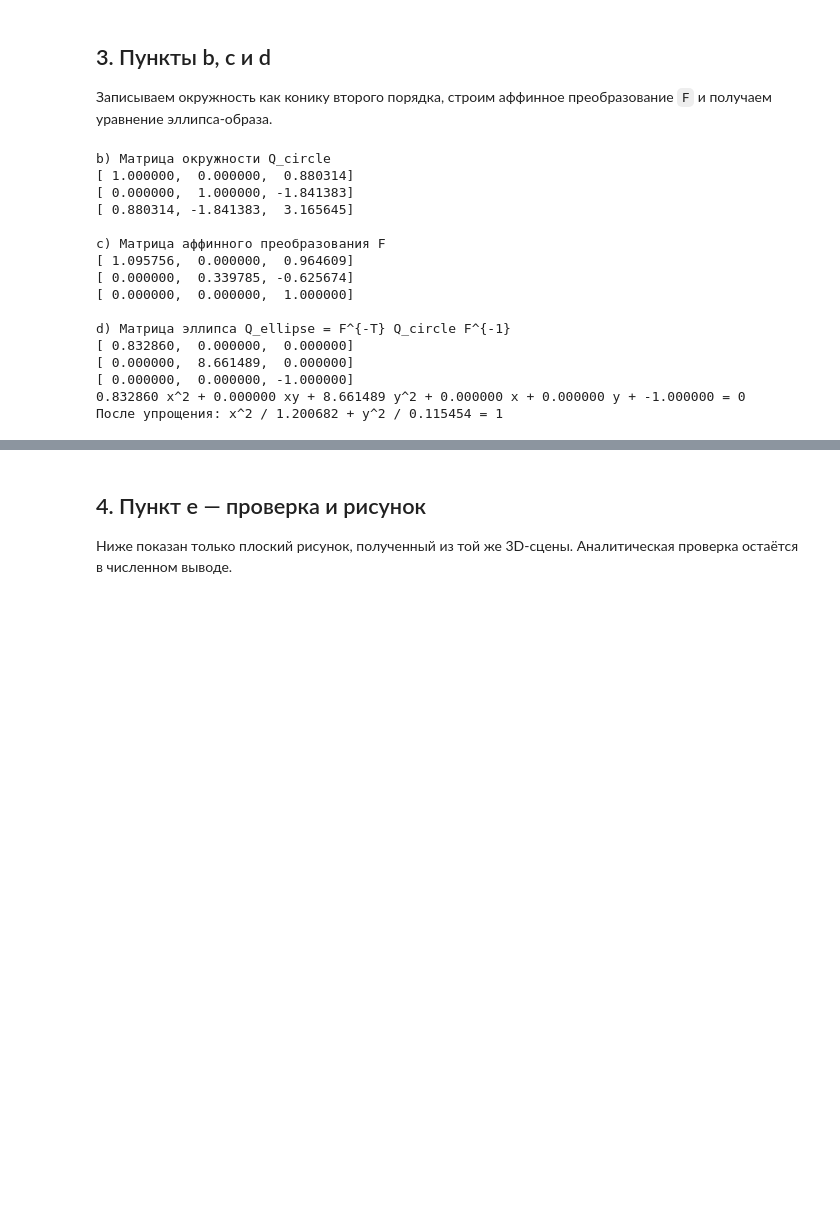
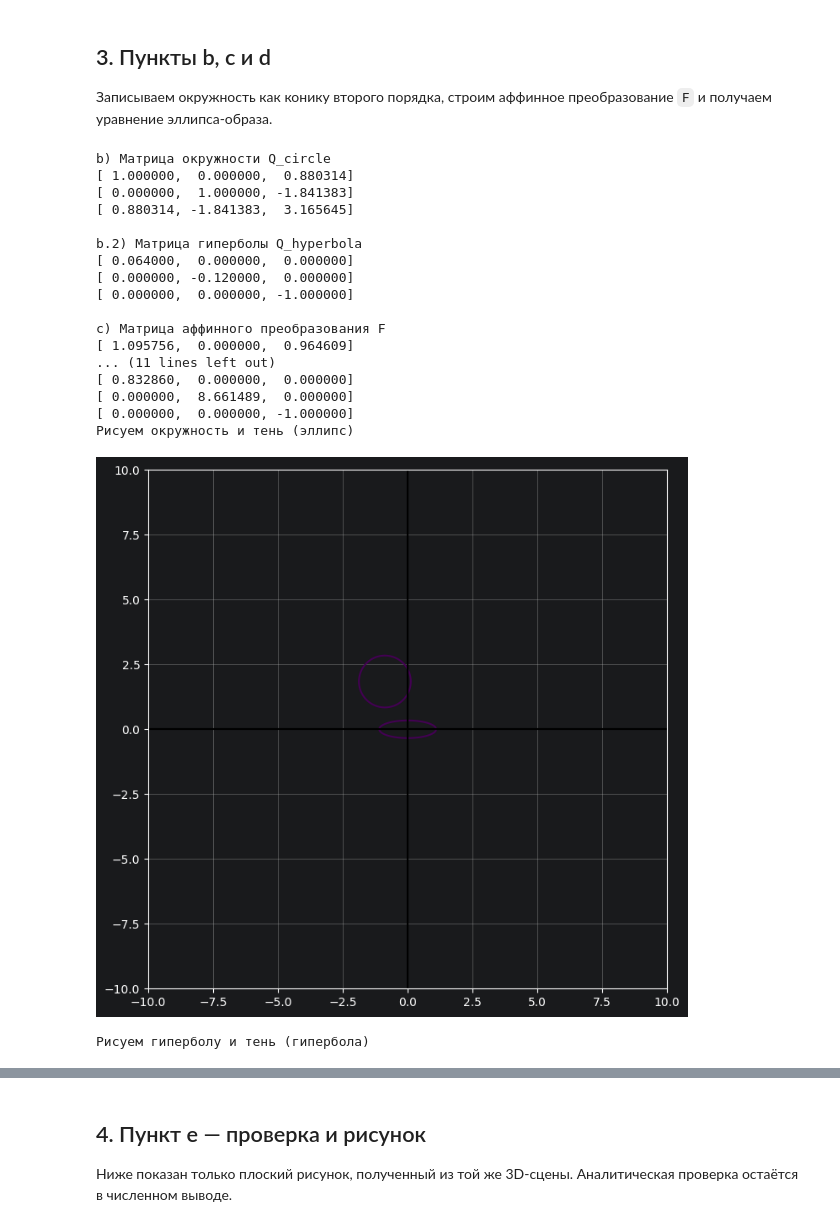
Before and after one commit to Mikkkkkkka/itmo-is-geometry-labs, a Jupyter notebook: lab2-planar_curves_1.ipynb, the cells around one changed output, grey strips where cells are left out. Saved outputs shown, nothing was run; the diff lists cells and outputs as text; code cells hidden in the pictures; blank space fills up the shorter version.

```diff
--- a/lab2-planar_curves_1.ipynb
+++ b/lab2-planar_curves_1.ipynb
@@ -234,40 +234,100 @@ Q_circle = circle_conic_matrix(circle_center_in_Oxy, R)
 F = affine_transform_matrix(circle_center_in_Oxy, R, ellipse_a, ellipse_b)
 Q_ellipse = transform_conic(Q_circle, F)
 Q_ellipse = 0.5 * (Q_ellipse + Q_ellipse.T)
+
+Q_hyperbola = np.array(
+    [
+        [0.064, 0.0, 0.0],
+        [0.0, -0.12, 0.0],
+        [0.0, 0.0, -1],
+    ],
+    dtype=float,
+)
+
+Q_hyperbola_shadow = transform_conic(Q_hyperbola, F)
+Q_parabola_shadow = transform_conic(Q_parabola, F)
 
 a11 = Q_ellipse[0, 0]
 a12 = 2.0 * Q_ellipse[0, 1]
 a22 = Q_ellipse[1, 1]
 a13 = 2.0 * Q_ellipse[0, 2]
 a23 = 2.0 * Q_ellipse[1, 2]
 a33 = Q_ellipse[2, 2]
 
 print("b) Матрица окружности Q_circle")
 print(format_matrix(Q_circle))
 print()
+print("b.2) Матрица гиперболы Q_hyperbola")
+print(format_matrix(Q_hyperbola))
+print()
 print("c) Матрица аффинного преобразования F")
 print(format_matrix(F))
 print()
 print("d) Матрица эллипса Q_ellipse = F^{-T} Q_circle F^{-1}")
 print(format_matrix(Q_ellipse))
 print(
     f"{a11:.6f} x^2 + {a12:.6f} xy + {a22:.6f} y^2 + {a13:.6f} x + {a23:.6f} y + {a33:.6f} = 0"
 )
 print(f"После упрощения: x^2 / {ellipse_a ** 2:.6f} + y^2 / {ellipse_b ** 2:.6f} = 1")
+print()
+print("d) Матрица \"тени\" гиперболы Q_hyperbola_shadow = F^{-T} Q_hyperbola F^{-1}")
+print(format_matrix(Q_ellipse))
+
+def draw_two_hyperbolas(Q1, Q2):
+    x = np.linspace(-10, 10, 1000)
+    y = np.linspace(-10, 10, 1000)
+
+    X, Y = np.meshgrid(x, y)
+
+    def conic_value(Q, X, Y):
+        return (
+            Q[0,0] * X**2 +
+            2 * Q[0,1] * X * Y +
+            Q[1,1] * Y**2 +
+            2 * Q[0,2] * X +
+            2 * Q[1,2] * Y +
+            Q[2,2]
+        )
+
+    Z1 = conic_value(Q1, X, Y)
+    Z2 = conic_value(Q2, X, Y)
+
+    plt.figure(figsize=(8, 8))
+
+    plt.contour(X, Y, Z1, levels=[0])
+
+    plt.contour(X, Y, Z2, levels=[0])
+
+    plt.axhline(0, color='black')
+    plt.axvline(0, color='black')
+
+    plt.gca().set_aspect('equal')
+    plt.grid()
+
+    plt.show()
+
+print("Рисуем окружность и тень (эллипс)")
+draw_two_hyperbolas(Q_circle, Q_ellipse)
+
+print("Рисуем гиперболу и тень (гипербола)")
+draw_two_hyperbolas(Q_hyperbola, Q_hyperbola_shadow)
 # %% [output]
 b) Матрица окружности Q_circle
 [ 1.000000,  0.000000,  0.880314]
 [ 0.000000,  1.000000, -1.841383]
 [ 0.880314, -1.841383,  3.165645]
 
+b.2) Матрица гиперболы Q_hyperbola
+[ 0.064000,  0.000000,  0.000000]
+[ 0.000000, -0.120000,  0.000000]
+[ 0.000000,  0.000000, -1.000000]
+
 c) Матрица аффинного преобразования F
 [ 1.095756,  0.000000,  0.964609]
-[ 0.000000,  0.339785, -0.625674]
-[ 0.000000,  0.000000,  1.000000]
-
-d) Матрица эллипса Q_ellipse = F^{-T} Q_circle F^{-1}
+... (11 lines left out)
 [ 0.832860,  0.000000,  0.000000]
 [ 0.000000,  8.661489,  0.000000]
 [ 0.000000,  0.000000, -1.000000]
-0.832860 x^2 + 0.000000 xy + 8.661489 y^2 + 0.000000 x + 0.000000 y + -1.000000 = 0
-После упрощения: x^2 / 1.200682 + y^2 / 0.115454 = 1
+Рисуем окружность и тень (эллипс)
+[figure, added]
+Рисуем гиперболу и тень (гипербола)
```
Also changed, not shown: parts of 1 cell of this notebook.
